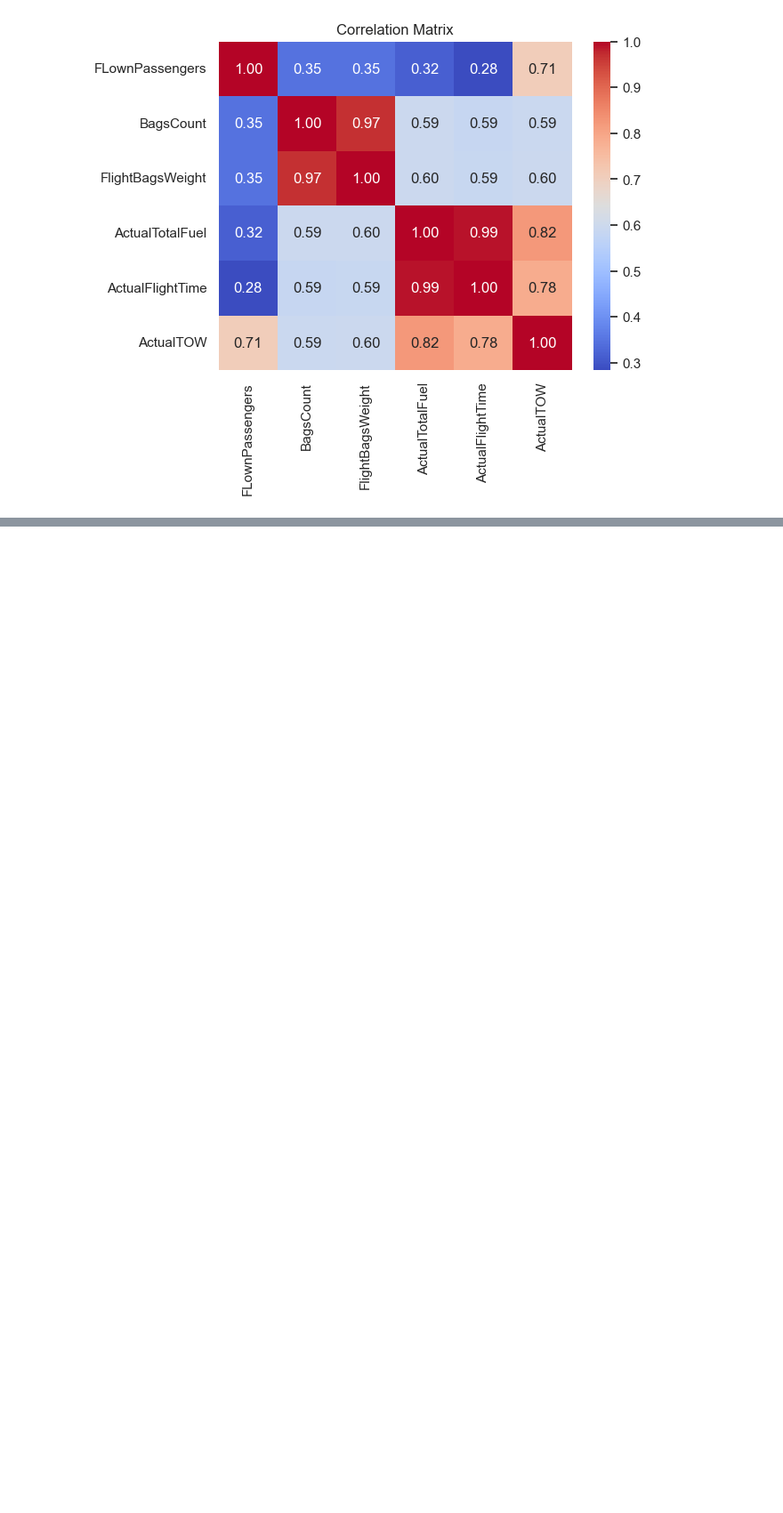
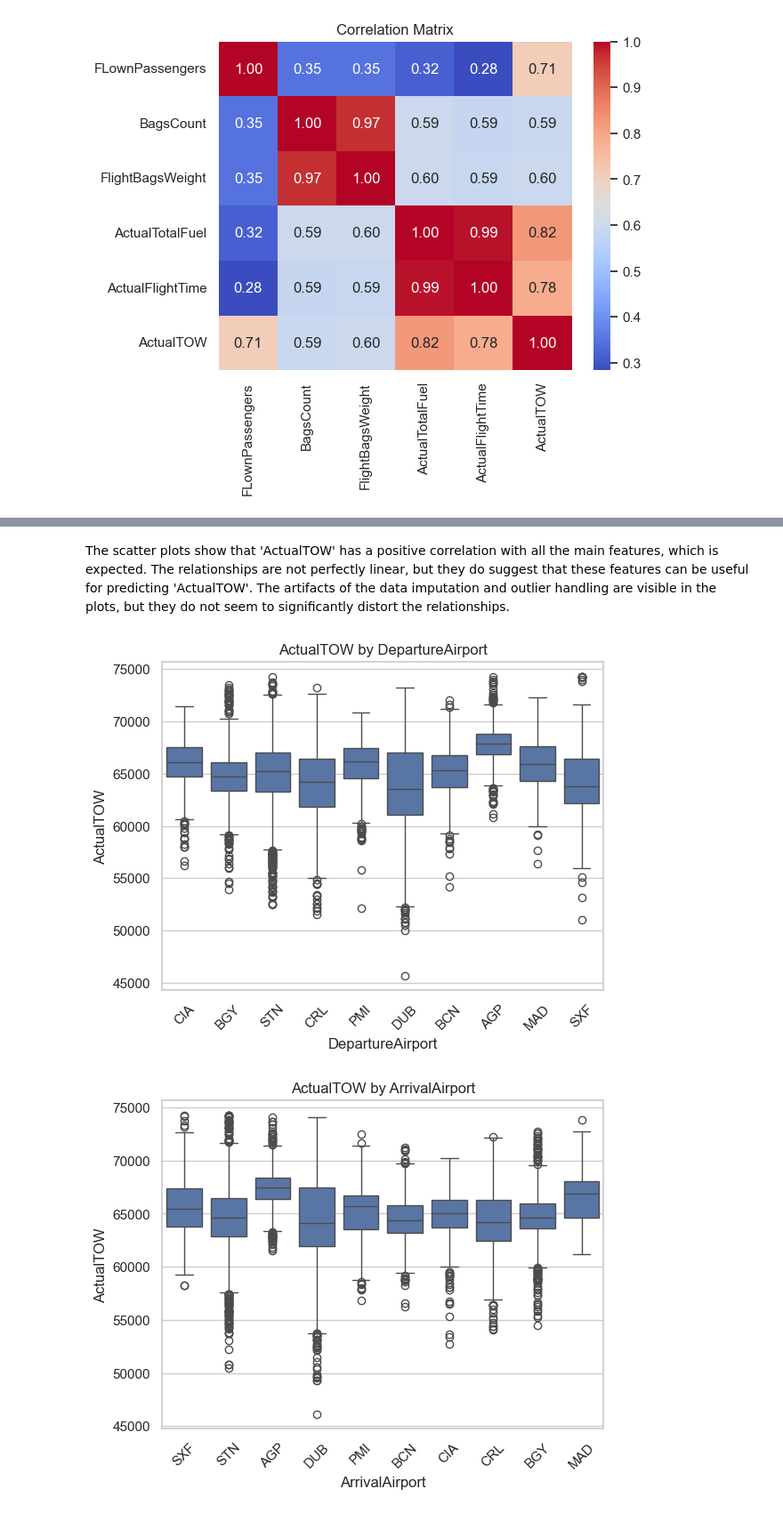
Before and after one commit to banacchini/ryanairTakeOffWeightRegression, a Jupyter notebook: notebooks/01_eda.ipynb, the cells around one changed output, grey strips where cells are left out. Shown at 89% size. Cells and saved outputs as stored; diff of their text form; code cells hidden in the pictures; blank space fills up the shorter version.

```diff
--- a/notebooks/01_eda.ipynb
+++ b/notebooks/01_eda.ipynb
@@ -810,0 +864,12 @@ plt.show()
+# %% [markdown]
+The scatter plots show that 'ActualTOW' has a positive correlation with all the main features, which is expected. The relationships are not perfectly linear, but they do suggest that these features can be useful for predicting 'ActualTOW'. The artifacts of the data imputation and outlier handling are visible in the plots, but they do not seem to significantly distort the relationships.
+# %%
+for cat in ["DepartureAirport", "ArrivalAirport", "Route"]:  # replace with your categorical cols
+    top_cats = df_train_clean[cat].value_counts().head(10).index
+    sns.boxplot(x=cat, y="ActualTOW", data=df_train_clean[df_train_clean[cat].isin(top_cats)])
+    plt.xticks(rotation=45)
+    plt.title(f"ActualTOW by {cat}")
+    plt.show()
+# %% [output]
+[figure, added]
+[figure, added]
```
Also changed, not shown: parts of 7 cells of this notebook.
